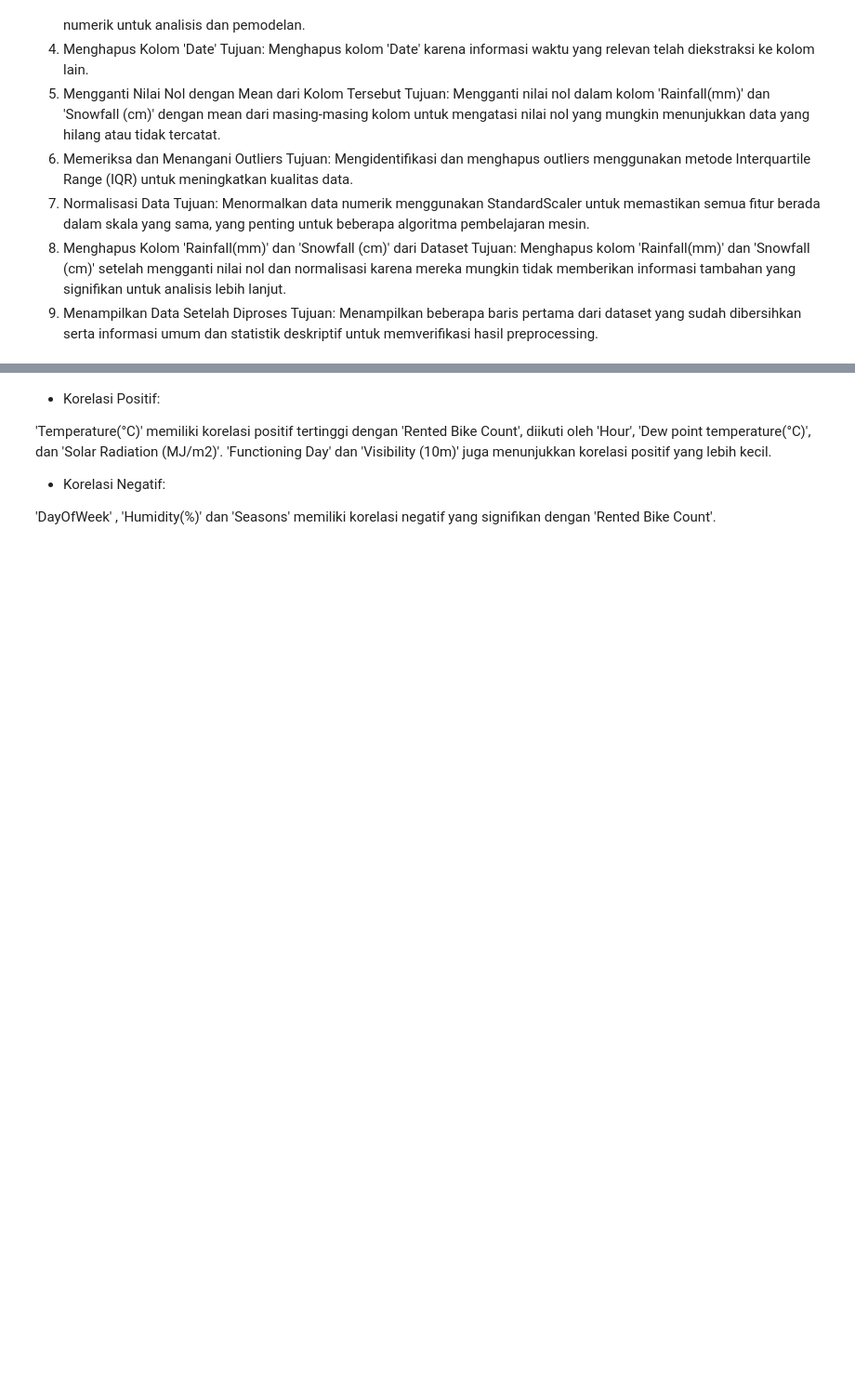
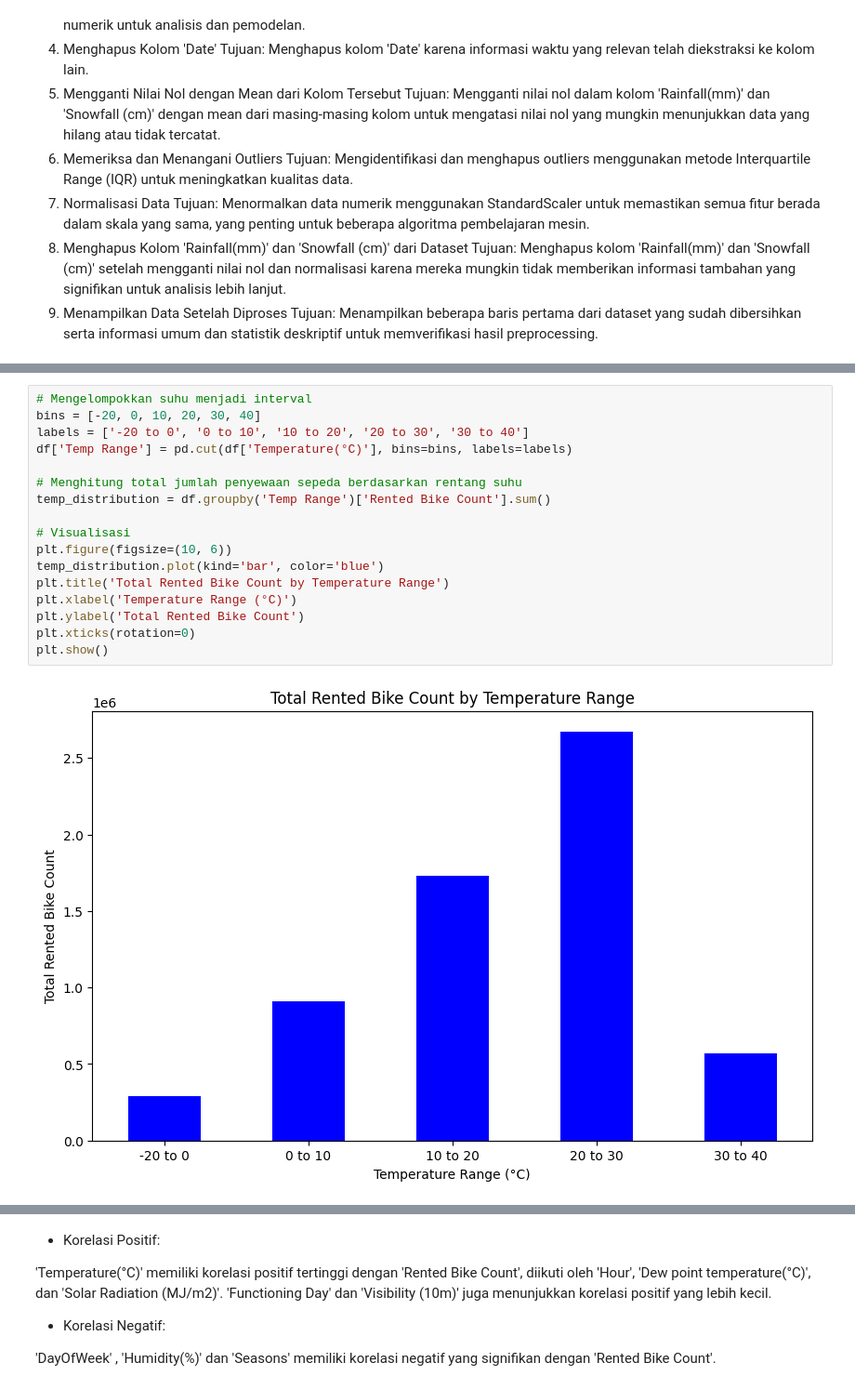
Before and after one commit to zainamri/tengoknijelah, a Jupyter notebook: SeoulBikeFiks.ipynb, the cells around one changed output, grey strips where cells are left out. Shown at 93% size. Saved outputs shown, nothing was run; the diff lists cells and outputs as text; blank space fills up the shorter version.

```diff
--- a/SeoulBikeFiks.ipynb
+++ b/SeoulBikeFiks.ipynb
@@ -347,0 +379,19 @@ Tujuan: Menampilkan beberapa baris pertama dari dataset yang sudah dibersihkan s
+# %%
+# Mengelompokkan suhu menjadi interval
+bins = [-20, 0, 10, 20, 30, 40]
+labels = ['-20 to 0', '0 to 10', '10 to 20', '20 to 30', '30 to 40']
+df['Temp Range'] = pd.cut(df['Temperature(°C)'], bins=bins, labels=labels)
+
+# Menghitung total jumlah penyewaan sepeda berdasarkan rentang suhu
+temp_distribution = df.groupby('Temp Range')['Rented Bike Count'].sum()
+
+# Visualisasi
+plt.figure(figsize=(10, 6))
+temp_distribution.plot(kind='bar', color='blue')
+plt.title('Total Rented Bike Count by Temperature Range')
+plt.xlabel('Temperature Range (°C)')
+plt.ylabel('Total Rented Bike Count')
+plt.xticks(rotation=0)
+plt.show()
+# %% [output]
+[figure, added]
```
Also changed, not shown: parts of 20 cells of this notebook.
